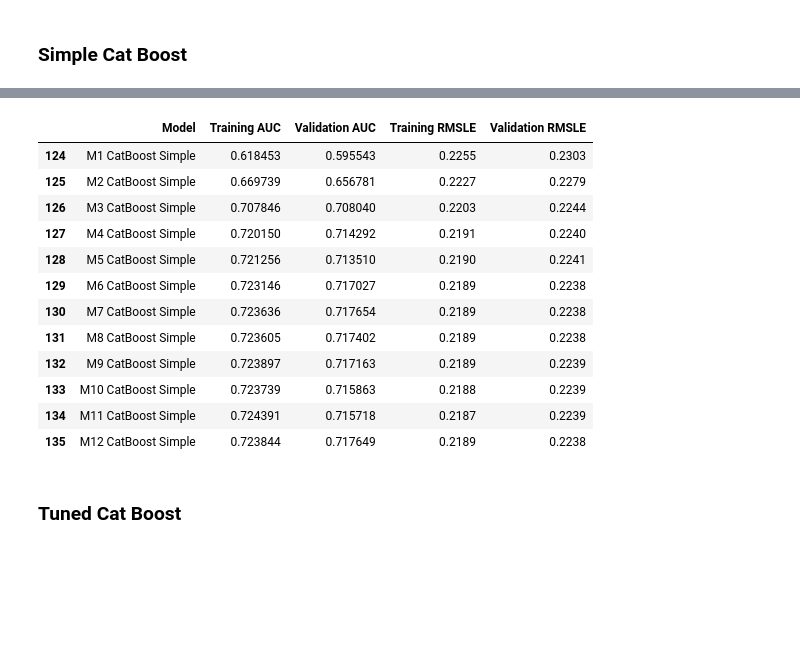
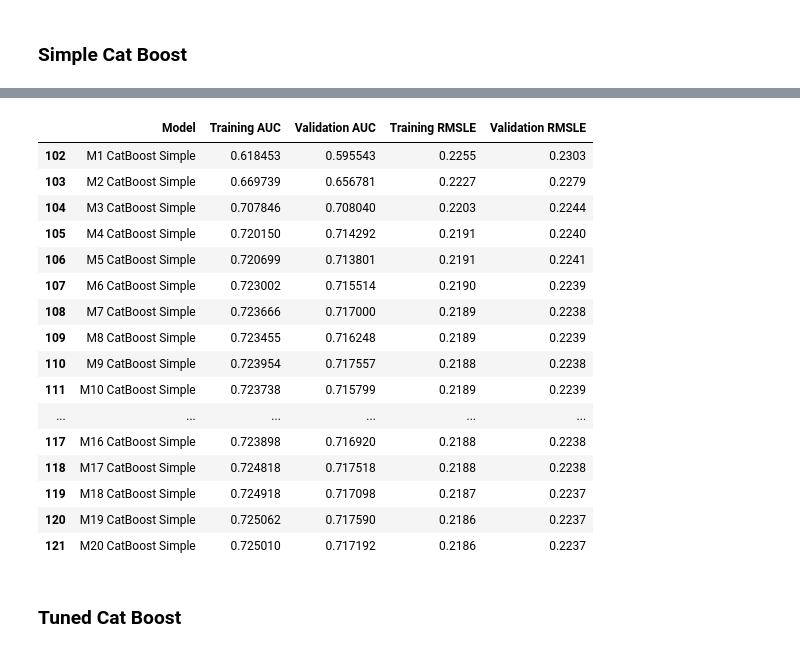
Before and after one commit to Iandrewburg/Data_Science, a Jupyter notebook: Data_Science_2/Assignments/Take_Home_Final/brandenburg_kaggle.ipynb, the cells around one changed output, grey strips where cells are left out. Drawn from its saved outputs; the diff is of its cells as text; code cells hidden in the pictures; blank space fills up the shorter version.

```diff
--- a/Data_Science_2/Assignments/Take_Home_Final/brandenburg_kaggle.ipynb
+++ b/Data_Science_2/Assignments/Take_Home_Final/brandenburg_kaggle.ipynb
@@ -247,16 +248,17 @@ keyword_performance = ['kw_min_min',
 self_reference_metrics = ['self_reference_min_shares',
                           'self_reference_max_shares',
                           'self_reference_avg_sharess']
-publication_timing = ['weekday_is_monday',
-                      'weekday_is_tuesday',
+
+# dropped 'weekday_is_monday' and 'is_weekend'
+publication_timing = ['weekday_is_tuesday',
                       'weekday_is_wednesday',
                       'weekday_is_thursday',
                       'weekday_is_friday',
                       'weekday_is_saturday',
-                      'weekday_is_sunday',
-                      'is_weekend']
-content_topic_and_sentiment = ['data_channel_is_lifestyle',
-                               'data_channel_is_entertainment',
+                      'weekday_is_sunday']
+
+# dropped 'data_channel_is_lifestyle'
+content_topic_and_sentiment = ['data_channel_is_entertainment',
                                'data_channel_is_bus',
                                'data_channel_is_socmed',
                                'data_channel_is_tech',
@@ -278,5 +280,21 @@ title_sentiment = ['title_subjectivity',
                    'title_sentiment_polarity',
                    'abs_title_subjectivity',
                    'abs_title_sentiment_polarity']
+# %%
+def square_features(variables, df):
+    sqaured_features = []
+    for var in variables:
+        feature_name = f'{var}_squared'
+        df[feature_name] = df[var] ** 2
+        sqaured_features.append(feature_name)
+    return sqaured_features
+
+def interact_features(variables, df):
+    interacted_features = []
+    for (var1, var2) in combinations(variables, 2):
+        feature_name = f'{var1}_{var2}_interaction'
+        df[feature_name] = df[var1] * df[var2]
+        interacted_features.append(feature_name)
+    return interacted_features
 # %%
 ##################SQUARED TERMS###################
@@ -375,11 +369,9 @@ perm_importance_variables = ['n_tokens_title',
                              'self_reference_min_shares',
                              'self_reference_max_shares',
                              'self_reference_avg_sharess',
-                             'weekday_is_monday',
                              'weekday_is_thursday',
                              'weekday_is_friday',
                              'weekday_is_sunday',
-                             'is_weekend',
                              'data_channel_is_entertainment',
                              'data_channel_is_bus',
                              'data_channel_is_socmed',
@@ -432,7 +424,15 @@ models = {
     'M9': basic_text_features + content_properties + keyword_performance + self_reference_metrics + publication_timing + content_topic_and_sentiment + title_sentiment + sqrd_title_sentiment + sqrd_basic_text_features,
     'M10': basic_text_features + content_properties + keyword_performance + self_reference_metrics + publication_timing + content_topic_and_sentiment + title_sentiment + sqrd_title_sentiment + sqrd_basic_text_features + interaction_basic_text_features,
     'M11': basic_text_features + content_properties + keyword_performance + self_reference_metrics + publication_timing + content_topic_and_sentiment + title_sentiment + sqrd_title_sentiment + sqrd_basic_text_features + interaction_basic_text_features + interaction_title_sentiment_features,
-    'M12': perm_importance_variables
+    'M12': perm_importance_variables,
+    'M13': basic_text_features + content_properties + keyword_performance + self_reference_metrics + publication_timing + content_topic_and_sentiment + title_sentiment + sqrd_content_properties + sqrd_keyword_performance,
+    'M14': basic_text_features + content_properties + keyword_performance + self_reference_metrics + publication_timing + content_topic_and_sentiment + title_sentiment + sqrd_title_sentiment + sqrd_basic_text_features + sqrd_content_properties,
+    'M15': basic_text_features + content_properties + keyword_performance + self_reference_metrics + publication_timing + content_topic_and_sentiment + title_sentiment + sqrd_title_sentiment + sqrd_basic_text_features + sqrd_content_properties + sqrd_keyword_performance,
+    'M16': basic_text_features + content_properties + keyword_performance + self_reference_metrics + publication_timing + content_topic_and_sentiment + title_sentiment + sqrd_title_sentiment + sqrd_basic_text_features + sqrd_content_properties + sqrd_keyword_performance + sqrd_self_reference_metrics,
+    'M17': basic_text_features + content_properties + keyword_performance + self_reference_metrics + publication_timing + content_topic_and_sentiment + title_sentiment + interaction_content_properties,
+    'M18': basic_text_features + content_properties + keyword_performance + self_reference_metrics + publication_timing + content_topic_and_sentiment + title_sentiment + interaction_content_properties + interaction_keyword_performance,
+    'M19': basic_text_features + content_properties + keyword_performance + self_reference_metrics + publication_timing + content_topic_and_sentiment + title_sentiment + interaction_content_properties + interaction_keyword_performance + interaction_self_reference_metrics,
+    'M20': basic_text_features + content_properties + keyword_performance + self_reference_metrics + publication_timing + content_topic_and_sentiment + title_sentiment + interaction_content_properties + interaction_keyword_performance + interaction_self_reference_metrics + sqrd_title_sentiment + sqrd_basic_text_features + sqrd_content_properties + sqrd_keyword_performance + sqrd_self_reference_metrics,
 }
 # %%
 # Split 'train_data' into training and validation sets
@@ -1275,5 +1368,5 @@ for group_name, features in models.items():
     end_time = time.time()
     print(f"Completed {group_name} in {end_time - start_time:.2f} seconds")
 
-results_df.tail(12)
+results_df.tail(20)
 # %% [output]
@@ -1292,16 +1393,20 @@ Completed M12 in 3.41 seconds
 |  | Model | Training AUC | Validation AUC | Training RMSLE | Validation RMSLE |
-| 124 | M1 CatBoost Simple | 0.618453 | 0.595543 | 0.2255 | 0.2303 |
-| 125 | M2 CatBoost Simple | 0.669739 | 0.656781 | 0.2227 | 0.2279 |
-| 126 | M3 CatBoost Simple | 0.707846 | 0.708040 | 0.2203 | 0.2244 |
-| 127 | M4 CatBoost Simple | 0.720150 | 0.714292 | 0.2191 | 0.2240 |
-| 128 | M5 CatBoost Simple | 0.721256 | 0.713510 | 0.2190 | 0.2241 |
-| 129 | M6 CatBoost Simple | 0.723146 | 0.717027 | 0.2189 | 0.2238 |
-| 130 | M7 CatBoost Simple | 0.723636 | 0.717654 | 0.2189 | 0.2238 |
-| 131 | M8 CatBoost Simple | 0.723605 | 0.717402 | 0.2189 | 0.2238 |
-| 132 | M9 CatBoost Simple | 0.723897 | 0.717163 | 0.2189 | 0.2239 |
-| 133 | M10 CatBoost Simple | 0.723739 | 0.715863 | 0.2188 | 0.2239 |
-| 134 | M11 CatBoost Simple | 0.724391 | 0.715718 | 0.2187 | 0.2239 |
-| 135 | M12 CatBoost Simple | 0.723844 | 0.717649 | 0.2189 | 0.2238 |
+| 102 | M1 CatBoost Simple | 0.618453 | 0.595543 | 0.2255 | 0.2303 |
+| 103 | M2 CatBoost Simple | 0.669739 | 0.656781 | 0.2227 | 0.2279 |
+| 104 | M3 CatBoost Simple | 0.707846 | 0.708040 | 0.2203 | 0.2244 |
+| 105 | M4 CatBoost Simple | 0.720150 | 0.714292 | 0.2191 | 0.2240 |
+| 106 | M5 CatBoost Simple | 0.720699 | 0.713801 | 0.2191 | 0.2241 |
+| 107 | M6 CatBoost Simple | 0.723002 | 0.715514 | 0.2190 | 0.2239 |
+| 108 | M7 CatBoost Simple | 0.723666 | 0.717000 | 0.2189 | 0.2238 |
+| 109 | M8 CatBoost Simple | 0.723455 | 0.716248 | 0.2189 | 0.2239 |
+| 110 | M9 CatBoost Simple | 0.723954 | 0.717557 | 0.2188 | 0.2238 |
+| 111 | M10 CatBoost Simple | 0.723738 | 0.715799 | 0.2189 | 0.2239 |
+| ... | ... | ... | ... | ... | ... |
+| 117 | M16 CatBoost Simple | 0.723898 | 0.716920 | 0.2188 | 0.2238 |
+| 118 | M17 CatBoost Simple | 0.724818 | 0.717518 | 0.2188 | 0.2238 |
+| 119 | M18 CatBoost Simple | 0.724918 | 0.717098 | 0.2187 | 0.2237 |
+| 120 | M19 CatBoost Simple | 0.725062 | 0.717590 | 0.2186 | 0.2237 |
+| 121 | M20 CatBoost Simple | 0.725010 | 0.717192 | 0.2186 | 0.2237 |
 # %% [markdown]
 ### Tuned Cat Boost
 # %%
```
Also changed, not shown: parts of 44 cells of this notebook, 21 other files.
